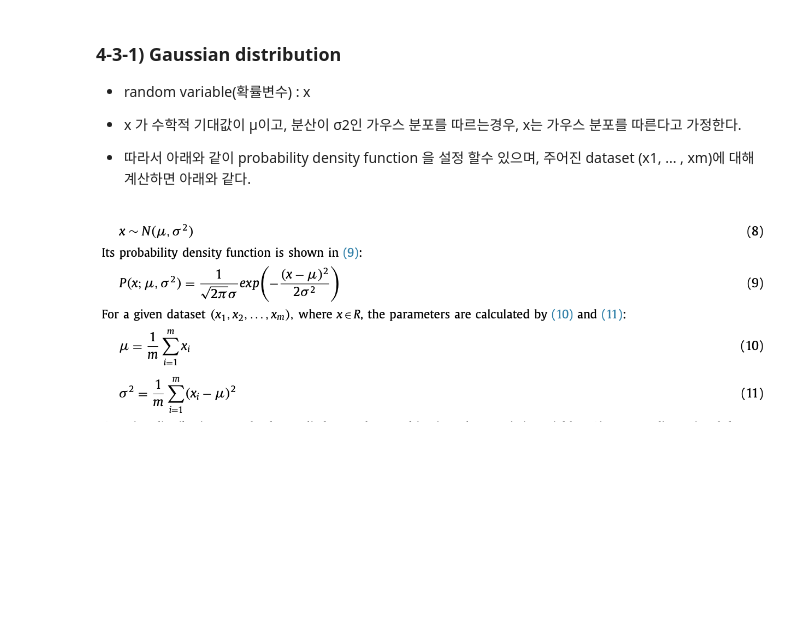
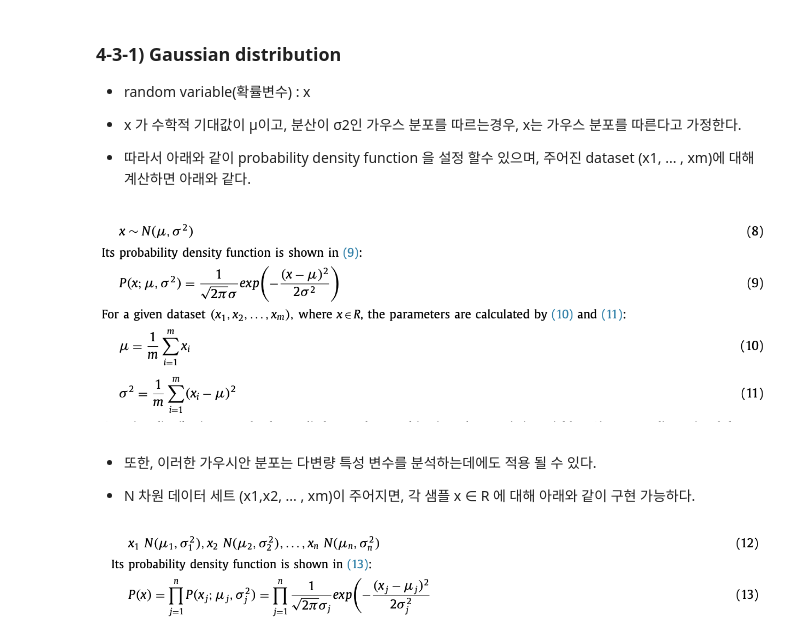
Before and after one commit to akangel0307/paper_study, a Jupyter notebook: paper1.ipynb, the cells around one changed output. Cells and saved outputs as stored; diff of their text form; code cells hidden in the pictures; blank space fills up the shorter version.

Commit message:
study

```diff
--- a/paper1.ipynb
+++ b/paper1.ipynb
@@ -193,3 +196,11 @@ Image('/Users/sunjinkim/Workspace/Onepredict/MyGithub/paper_study/png_file/LSTM-
 Image('/Users/sunjinkim/Workspace/Onepredict/MyGithub/paper_study/png_file/Gaussian_distribution.png')
 # %% [output]
 [figure]
+# %% [markdown]
+- 또한, 이러한 가우시안 분포는 다변량 특성 변수를 분석하는데에도 적용 될 수 있다.
+
+- N 차원 데이터 세트 (x1,x2, ... , xm)이 주어지면, 각 샘플 x ∈ R 에 대해 아래와 같이 구현 가능하다.
+# %%
+Image('/Users/sunjinkim/Workspace/Onepredict/MyGithub/paper_study/png_file/Multivariate_Gausian_distribution_확률밀도.png')
+# %% [output]
+[figure, added]
```
Also changed, not shown: parts of 16 cells of this notebook, 5 other files.
